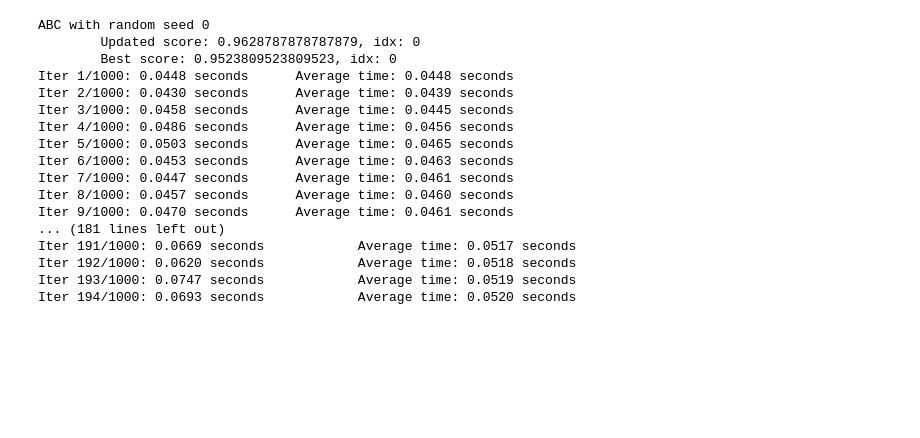
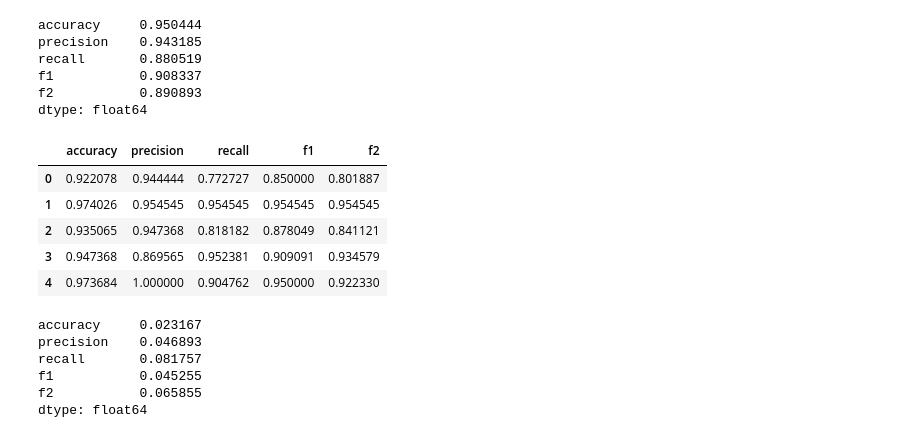
Before and after one commit to QY-Ver0/ELM-for-thyroid, a Jupyter notebook: Optimisation.ipynb, the cells around one changed output. Drawn from its saved outputs; the diff is of its cells as text; code cells hidden in the pictures; blank space fills up the shorter version.

```diff
--- a/Optimisation.ipynb
+++ b/Optimisation.ipynb
@@ -140,4 +152,4 @@ Final Score (f1_score) on Validation Set: 1.0000
 # ABC Results
 abc_elm = ELMclf(n, l2_param=l2, random_state=def_rng_seed)
 print('ABC-ELM Results: ')
-get_metrics_df(abc_elm.fit(x_train.to_numpy(), y_train.to_numpy(), **best_param), x_train, x_test, y_train, y_test)
+get_metrics_df(abc_elm.fit(x_train_sc.to_numpy(), y_train_sc.to_numpy(), **best_param), x_train_sc, x_test_sc, y_train_sc, y_test_sc)
@@ -160,8 +229,40 @@ dtype: float64
+# %%
+# ABC Cross Validation Results
+scores = cross_val_score(abc_elm, X, Y, scoring=get_metrics, cv=5, args=best_param)
+# scores = cross_val_score(abc_elm, X.to_numpy(), Y.to_numpy(), scoring=get_metrics, cv=5, args=best_param)
+pd.DataFrame(scores).mean()
+# %% [output]
+accuracy     0.950444
+precision    0.943185
+recall       0.880519
+f1           0.908337
+f2           0.890893
+dtype: float64
+# %%
+pd.DataFrame(scores)
+# %% [output]
+|  | accuracy | precision | recall | f1 | f2 |
+| 0 | 0.922078 | 0.944444 | 0.772727 | 0.850000 | 0.801887 |
+| 1 | 0.974026 | 0.954545 | 0.954545 | 0.954545 | 0.954545 |
+| 2 | 0.935065 | 0.947368 | 0.818182 | 0.878049 | 0.841121 |
+| 3 | 0.947368 | 0.869565 | 0.952381 | 0.909091 | 0.934579 |
+| 4 | 0.973684 | 1.000000 | 0.904762 | 0.950000 | 0.922330 |
+# %%
+pd.DataFrame(scores).std()
+# %% [output]
+accuracy     0.023167
+precision    0.046893
+recall       0.081757
+f1           0.045255
+f2           0.065855
+dtype: float64
 # %%
+# Test for 10 - 150 - 15
+
 # Random seed check for ABC algo
 res = []
 abc_elm_check = ELMclf(n, l2_param=l2, random_state=def_rng_seed) # this is useless here
-for r in range(0,50):
+for r in range(0,100):
     print(f'ABC with random seed {r}')
     popu = Optimiser.population_generation(solution_cnt, popu_temp, popu_range, random_state=r)
     abc = ABCOptimiser(elm, x_train_sub.to_numpy(), y_train_sub.to_numpy(), x_validate.to_numpy(), y_validate.to_numpy(), fitness_fn=defined_fn, random_state=r)
@@ -173,21 +274,3 @@ for r in range(0,50):
 
 res_df = pd.DataFrame(res)
 res
-# %% [output]
-ABC with random seed 0
-        Updated score: 0.9628787878787879, idx: 0
-        Best score: 0.9523809523809523, idx: 0
-Iter 1/1000: 0.0448 seconds      Average time: 0.0448 seconds
-Iter 2/1000: 0.0430 seconds      Average time: 0.0439 seconds
-Iter 3/1000: 0.0458 seconds      Average time: 0.0445 seconds
-Iter 4/1000: 0.0486 seconds      Average time: 0.0456 seconds
-Iter 5/1000: 0.0503 seconds      Average time: 0.0465 seconds
-Iter 6/1000: 0.0453 seconds      Average time: 0.0463 seconds
-Iter 7/1000: 0.0447 seconds      Average time: 0.0461 seconds
-Iter 8/1000: 0.0457 seconds      Average time: 0.0460 seconds
-Iter 9/1000: 0.0470 seconds      Average time: 0.0461 seconds
-... (181 lines left out)
-Iter 191/1000: 0.0669 seconds            Average time: 0.0517 seconds
-Iter 192/1000: 0.0620 seconds            Average time: 0.0518 seconds
-Iter 193/1000: 0.0747 seconds            Average time: 0.0519 seconds
-Iter 194/1000: 0.0693 seconds            Average time: 0.0520 seconds
```
Also changed, not shown: parts of 35 cells of this notebook, 5 other files.
